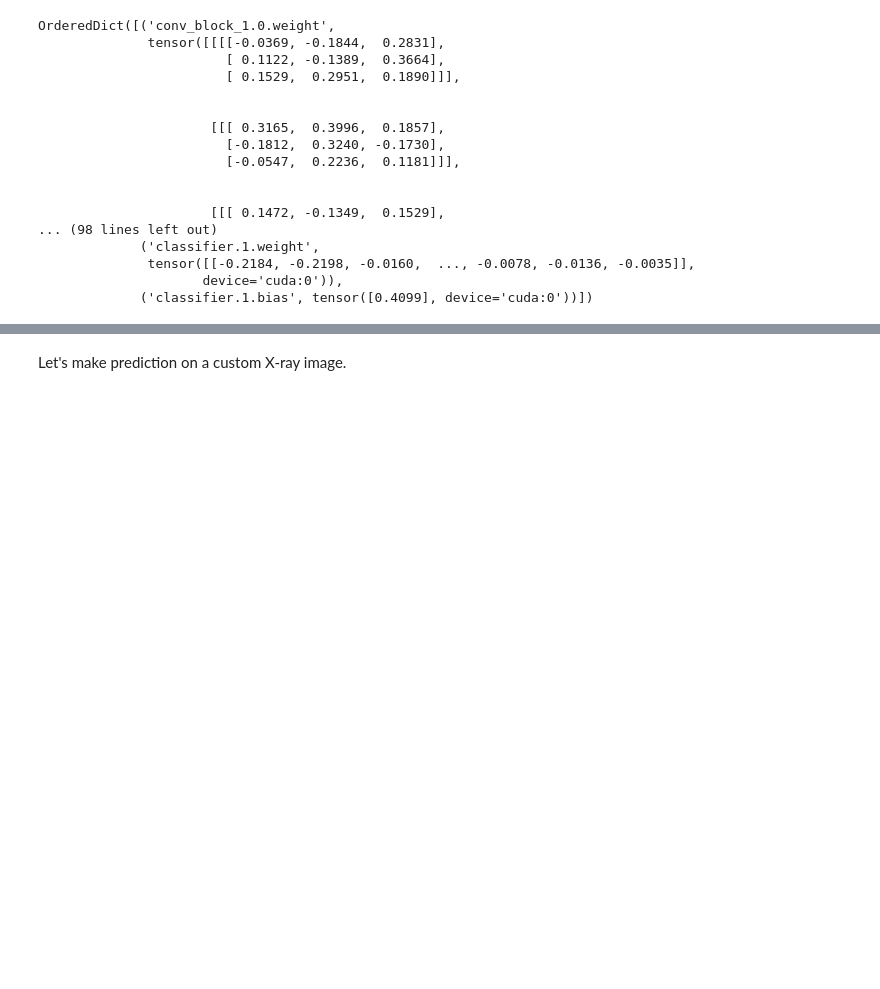
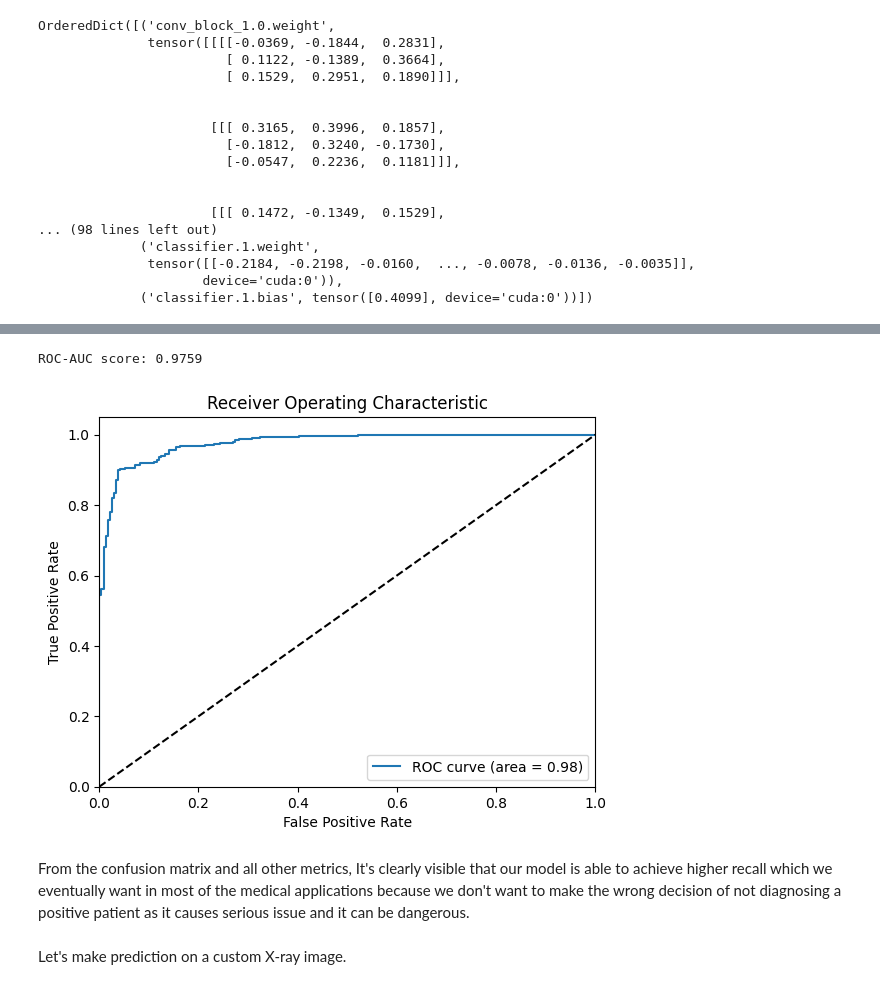
Before and after one commit to TapanKheni10/Pneumonia-Classification, a Jupyter notebook: research/pneumonia-classification.ipynb, the cells around one changed output, grey strips where cells are left out. Saved outputs shown, nothing was run; the diff lists cells and outputs as text; code cells hidden in the pictures; blank space fills up the shorter version.

```diff
--- a/research/pneumonia-classification.ipynb
+++ b/research/pneumonia-classification.ipynb
@@ -2211,3 +2285,23 @@ OrderedDict([('conv_block_1.0.weight',
+# %%
+roc_score = roc_auc_score(y_true=actual_values, y_score=pred_proba)
+print(f"ROC-AUC score: {roc_score:.4f}\n")
+
+fpr, tpr, _ = roc_curve(actual_values, pred_proba)
+plt.figure()
+plt.plot(fpr, tpr, label=f'ROC curve (area = {roc_score:.2f})')
+plt.plot([0, 1], [0, 1], 'k--')
+plt.xlim([0.0, 1.0])
+plt.ylim([0.0, 1.05])
+plt.xlabel('False Positive Rate')
+plt.ylabel('True Positive Rate')
+plt.title('Receiver Operating Characteristic')
+plt.legend(loc="lower right")
+plt.show()
+# %% [output]
+ROC-AUC score: 0.9759
+[figure, added]
+# %% [markdown]
+From the confusion matrix and all other metrics, It's clearly visible that our model is able to achieve higher recall which we eventually want in most of the medical applications because we don't want to make the wrong decision of not diagnosing a positive patient as it causes serious issue and it can be dangerous.
 # %% [markdown]
 Let's make prediction on a custom X-ray image.
 # %%
```
Also changed, not shown: parts of 7 cells of this notebook.
